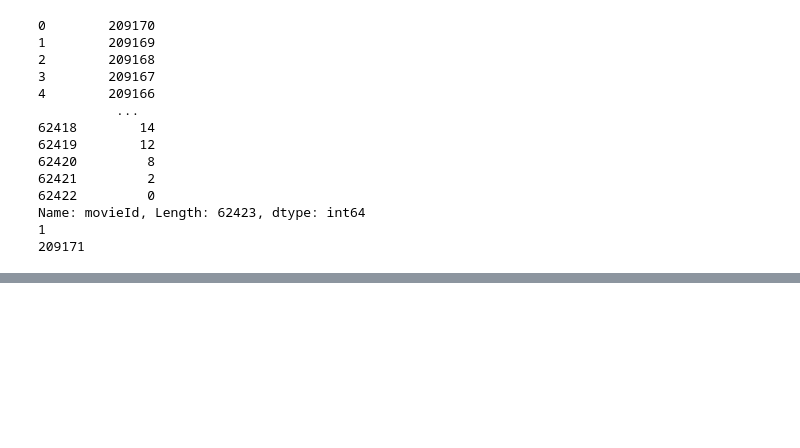
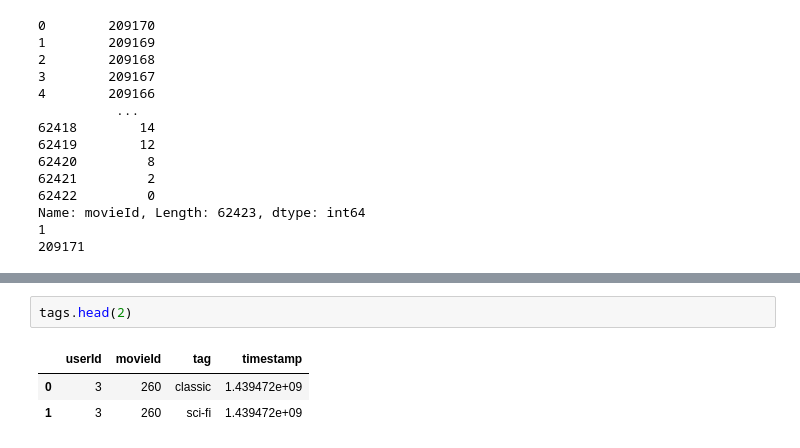
Before and after one commit to mmmerlyd/InteligenciaArtificial, a Jupyter notebook: Te_damos_la_bienvenida_a_Colaboratory.ipynb, the cells around one changed output, grey strips where cells are left out. Saved outputs shown, nothing was run; the diff lists cells and outputs as text; blank space fills up the shorter version.

```diff
--- a/Te_damos_la_bienvenida_a_Colaboratory.ipynb
+++ b/Te_damos_la_bienvenida_a_Colaboratory.ipynb
@@ -173,0 +184,6 @@ Name: movieId, Length: 62423, dtype: int64
+# %%
+tags.head(2)
+# %% [output]
+|  | userId | movieId | tag | timestamp |
+| 0 | 3 | 260 | classic | 1.439472e+09 |
+| 1 | 3 | 260 | sci-fi | 1.439472e+09 |
```
Also changed, not shown: parts of 13 cells of this notebook.
